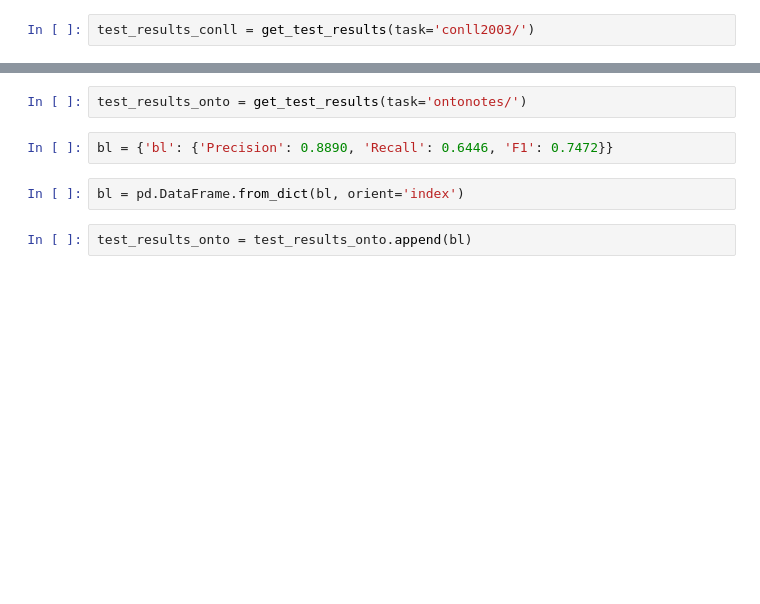
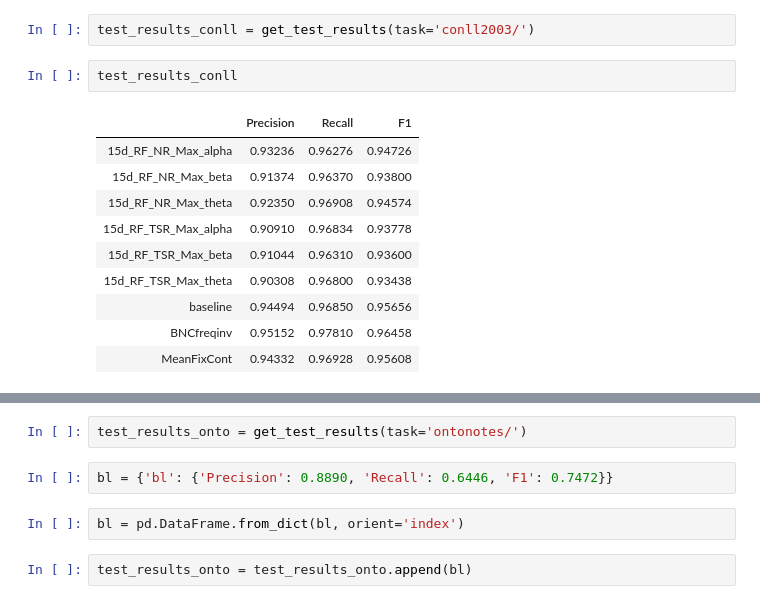
Before and after one commit to PosoSAgapo/NER-with-EEG-and-ET, a Jupyter notebook: results.ipynb, the cells around one changed output, grey strips where cells are left out. Cells and saved outputs as stored; diff of their text form; blank space fills up the shorter version.

```diff
--- a/results.ipynb
+++ b/results.ipynb
@@ -58,6 +88,19 @@ MeanFixCont          &     0.7958 &  0.6036 &  0.6862 \\
 \end{tabular}
 # %%
 test_results_conll = get_test_results(task='conll2003/')
+# %%
+test_results_conll
+# %% [output]
+|  | Precision | Recall | F1 |
+| 15d_RF_NR_Max_alpha | 0.93236 | 0.96276 | 0.94726 |
+| 15d_RF_NR_Max_beta | 0.91374 | 0.96370 | 0.93800 |
+| 15d_RF_NR_Max_theta | 0.92350 | 0.96908 | 0.94574 |
+| 15d_RF_TSR_Max_alpha | 0.90910 | 0.96834 | 0.93778 |
+| 15d_RF_TSR_Max_beta | 0.91044 | 0.96310 | 0.93600 |
+| 15d_RF_TSR_Max_theta | 0.90308 | 0.96800 | 0.93438 |
+| baseline | 0.94494 | 0.96850 | 0.95656 |
+| BNCfreqinv | 0.95152 | 0.97810 | 0.96458 |
+| MeanFixCont | 0.94332 | 0.96928 | 0.95608 |
 # %%
 print(test_results_conll.to_latex())
 # %% [output]
```
Also changed, not shown: parts of 9 cells of this notebook, 1 other file.
